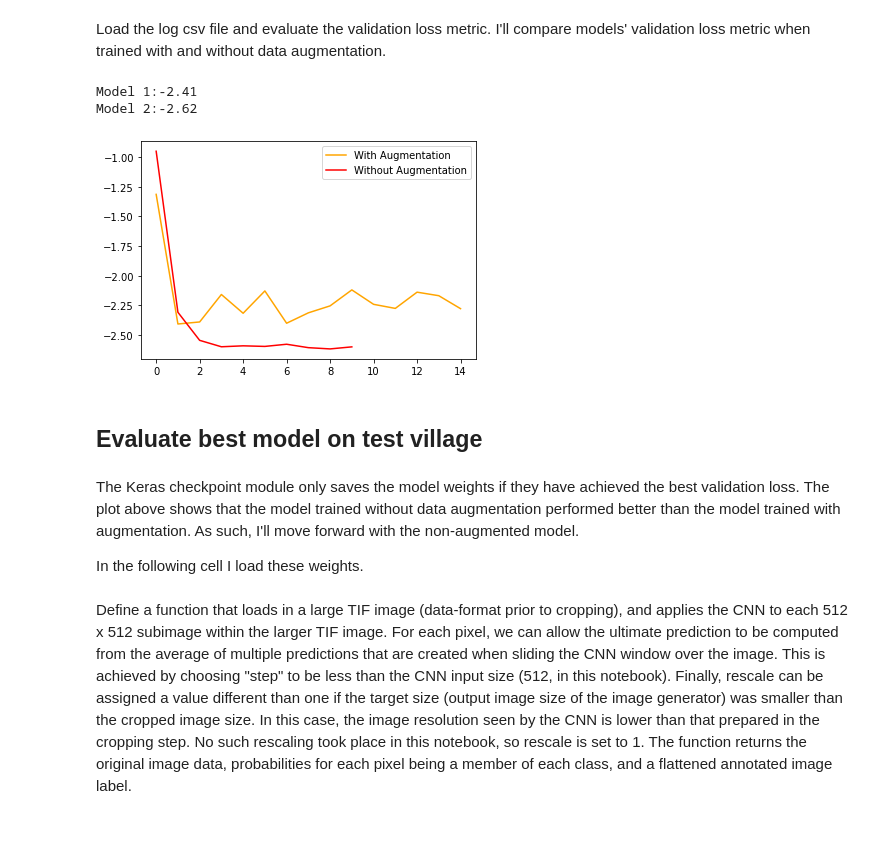
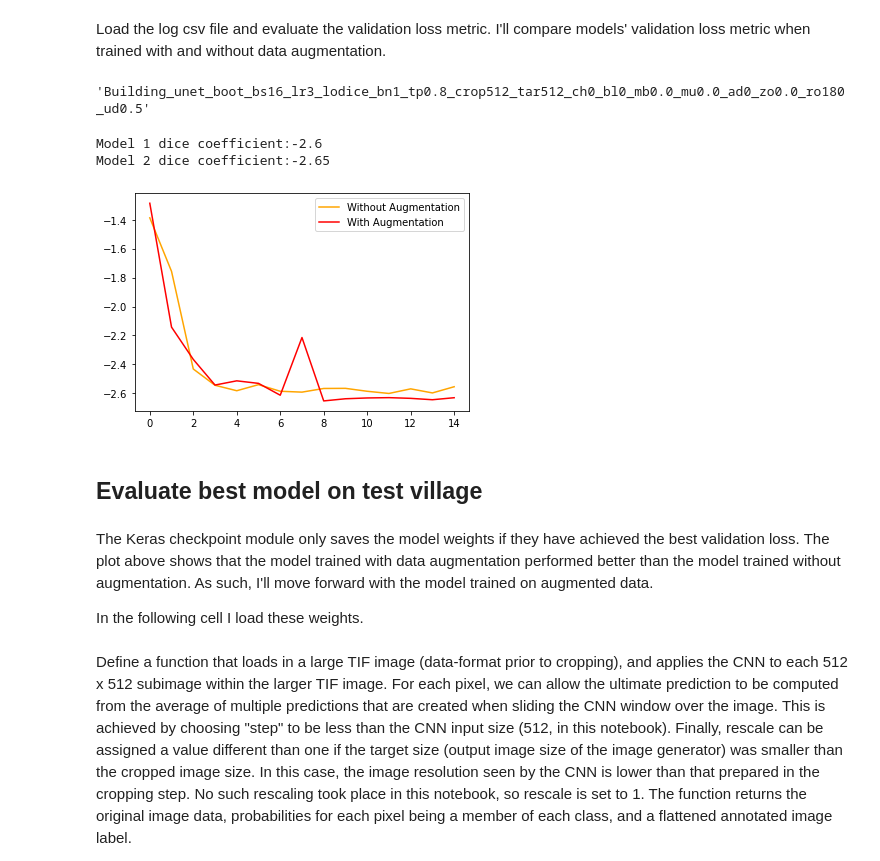
Before and after one commit to 54481andrew/sky-glass, a Jupyter notebook: Building_Segmentation.ipynb, the cells around one changed output. Cells and saved outputs as stored; diff of their text form; code cells hidden in the pictures; blank space fills up the shorter version.

```diff
--- a/Building_Segmentation.ipynb
+++ b/Building_Segmentation.ipynb
@@ -478,27 +490,31 @@ Epoch 00015: val_loss did not improve from -2.40677
 # %% [markdown]
 Load the log csv file and evaluate the validation loss metric. I'll compare models' validation loss metric when trained with and without data augmentation.
+# %%
+model_name
+# %% [output]
+'Building_unet_boot_bs16_lr3_lodice_bn1_tp0.8_crop512_tar512_ch0_bl0_mb0.0_mu0.0_ad0_zo0.0_ro180_ud0.5'
 # %%
 metric = 'val_Dice_Coef_Multilabel'
-compare_list = ['Building_unet_boot_bs16_lr3_lodice_bn1_tp0.8_crop512_tar512_ch0_bl3_mb0.1_mu0.05_ad10_zo0.1_ro1',
-               'Building_unet_boot_bs16_lr3_lodice_bn1_tp0.8_crop512_tar512_ch0_bl0_mb0.0_mu0.0_ad0_zo0.0_ro0']
-labels = ['With Augmentation', 'Without Augmentation']
+compare_list = ['Building_unet_boot_bs16_lr3_lodice_bn1_tp0.8_crop512_tar512_ch0_bl0_mb0.0_mu0.0_ad0_zo0.0_ro0_ud0.0',
+               'Building_unet_boot_bs16_lr3_lodice_bn1_tp0.8_crop512_tar512_ch0_bl0_mb0.0_mu0.0_ad0_zo0.0_ro180_ud0.5']
+labels = ['Without Augmentation', 'With Augmentation']
 cols = ['blue', 'orange', 'red', 'green', 'black']
 for alt in range(len(compare_list)):
     name = compare_list[alt]
     log = pd.read_csv('Fitted_Models/logs/' + name +  '.csv')
-    print('Model ' + str(1 + alt) + ':' +  str(np.round(log[metric].min(), 2)))
+    print('Model ' + str(1 + alt) + ' dice coefficient:' +  str(np.round(log[metric].min(), 2)))
     plt.plot(log[metric], color = cols[1 + alt], label = labels[alt])
 
 plt.legend(loc = 'upper right')
 plt.show()
 # %% [output]
-Model 1:-2.41
-Model 2:-2.62
+Model 1 dice coefficient:-2.6
+Model 2 dice coefficient:-2.65
-[figure, old version]
+[figure, new version]
 # %% [markdown]
 ## Evaluate best model on test village
 # %% [markdown]
-The Keras checkpoint module only saves the model weights if they have achieved the best validation loss. The plot above shows that the model trained without data augmentation performed better than the model trained with augmentation. As such, I'll move forward with the non-augmented model.
+The Keras checkpoint module only saves the model weights if they have achieved the best validation loss. The plot above shows that the model trained with data augmentation performed better than the model trained without augmentation. As such, I'll move forward with the model trained on augmented data.
 
 In the following cell I load these weights.
 # %%
```
Also changed, not shown: parts of 24 cells of this notebook, 11 other files.
